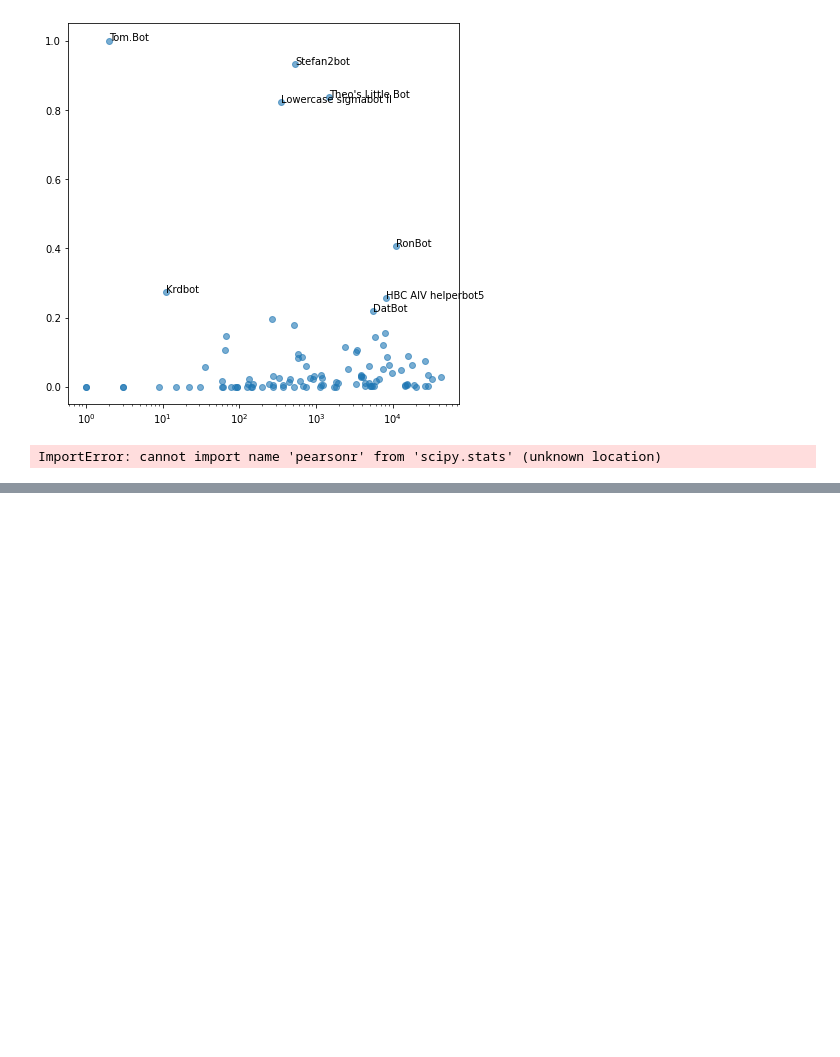
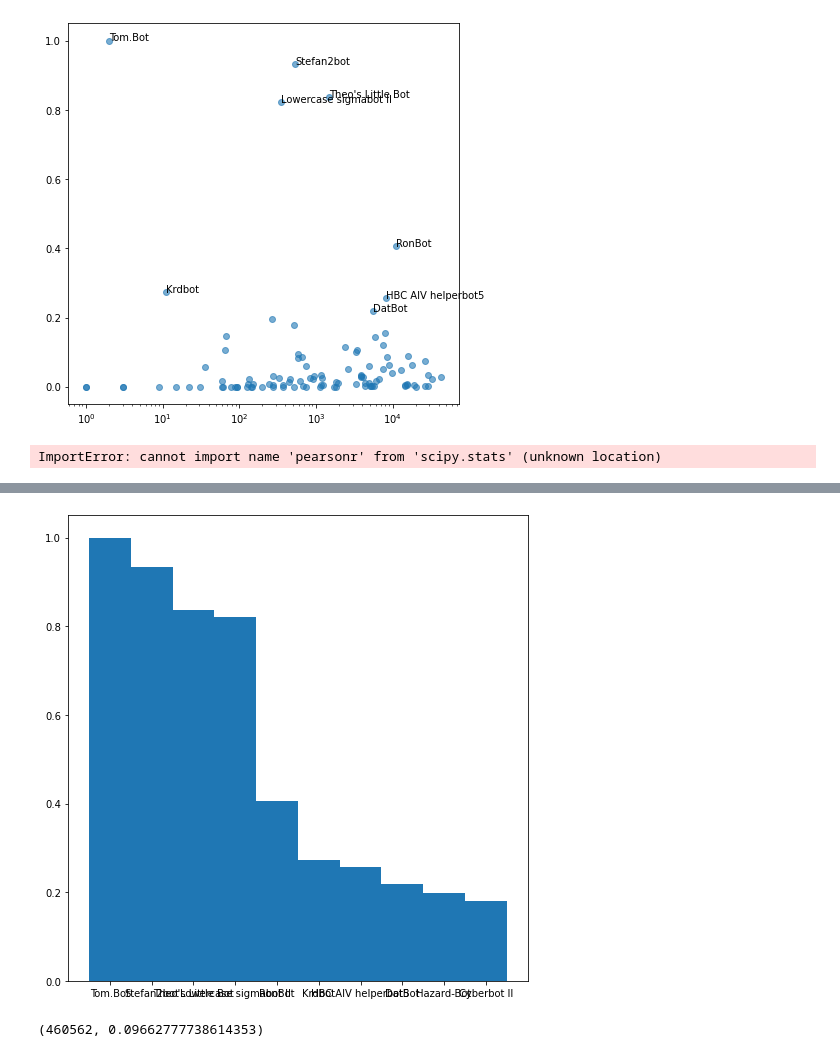
Before and after one commit to levon003/wiki-ores-feedback, a Jupyter notebook: reu2021/InitialAnalysis.ipynb, the cells around one changed output, grey strips where cells are left out. Drawn from its saved outputs; the diff is of its cells as text; code cells hidden in the pictures; blank space fills up the shorter version.

```diff
--- a/reu2021/InitialAnalysis.ipynb
+++ b/reu2021/InitialAnalysis.ipynb
@@ -295,0 +306,18 @@ ImportError: cannot import name 'pearsonr' from 'scipy.stats' (unknown location)
+# %%
+sdf = bot_df.sort_values('pct_reverted', ascending=False).head(10)
+
+fig, ax = plt.subplots(1, 1, figsize=(7,7))
+
+x = range(len(sdf))
+ax.bar(x, sdf.pct_reverted, width=1)
+
+ax.set_xticks(x)
+ax.set_xticklabels([user_text for user_text in sdf.index])
+
+# TODO axis and plot labels
+# TODO rotate the x-axis labels
+
+plt.tight_layout()  # this can help with rotating the x-axis labels...
+plt.show()
+# %% [output]
+[figure, added]
@@ -295,0 +328,6 @@ ImportError: cannot import name 'pearsonr' from 'scipy.stats' (unknown location)
+# %%
+sdf = df.loc[df.is_reverted, ['rev_id', 'user_is_bot', 'revert_id']]
+sdf.revert_id = sdf.revert_id.astype('int')  # every row with is_reverted == True has an integer revert_id, by definition, so it's safe to do this
+len(sdf), len(sdf) / len(df)
+# %% [output]
+(460562, 0.09662777738614353)
```
Also changed, not shown: parts of 4 cells of this notebook.
